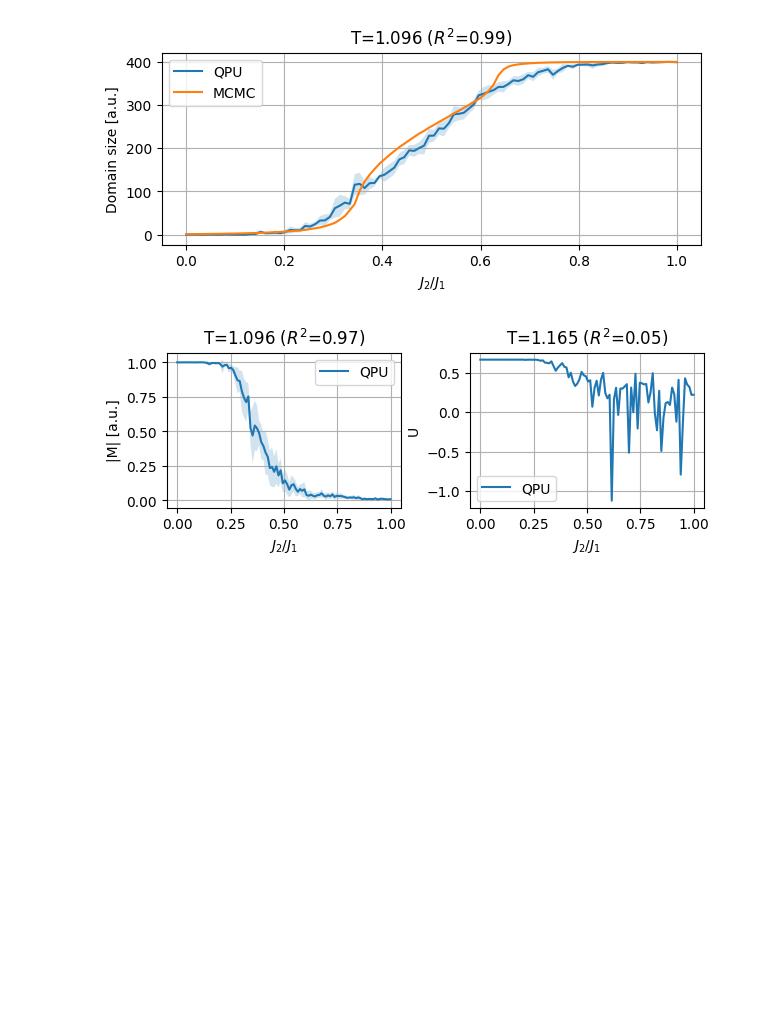
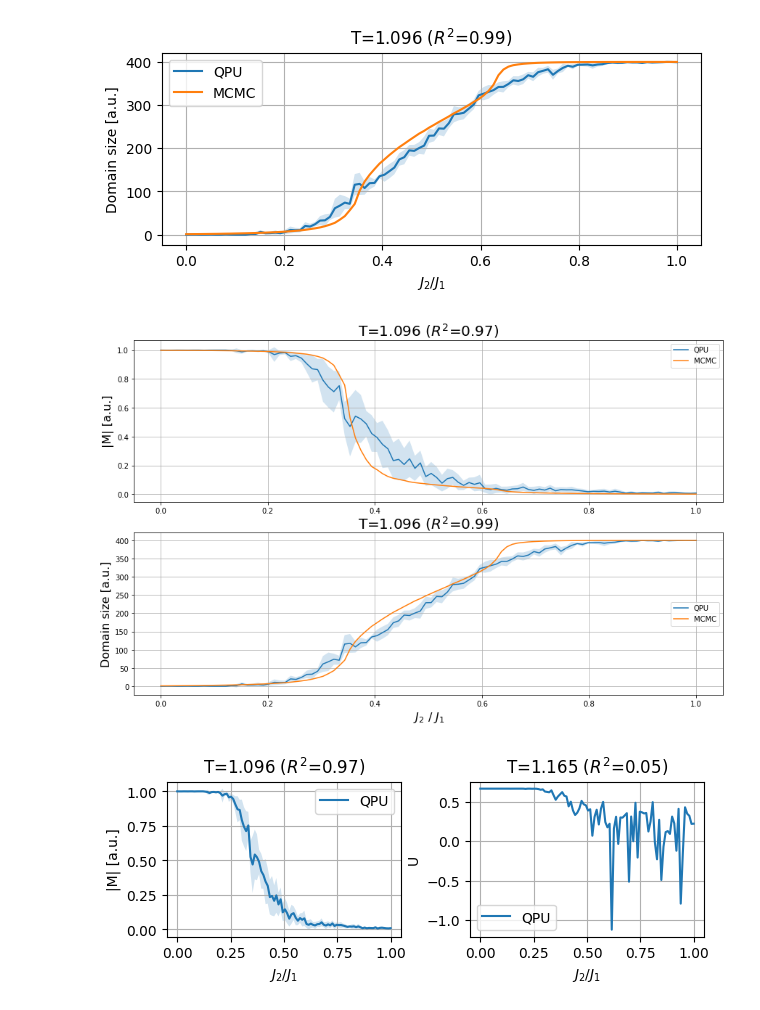
Before and after one commit to Wronsmin/Quantum-Computing, a Jupyter notebook: src/Ising_Frustrated/best_fit.ipynb, the cells around one changed output. Cells and saved outputs as stored; diff of their text form; code cells hidden in the pictures; blank space fills up the shorter version.

```diff
--- a/src/Ising_Frustrated/best_fit.ipynb
+++ b/src/Ising_Frustrated/best_fit.ipynb
@@ -80,6 +80,32 @@ plt.legend()
 plt.savefig("../../Images/Ising_Frustrated/fit_W.pdf", bbox_inches="tight")
 # %% [output]
 [figure]
+# %%
+width = 5.949973986 # in inches
+height = 3.850394
+
+fig, ax = plt.subplots(2, 1, figsize=(2*width, 2*height))
+fig.set_tight_layout({'pad': 0})
+
+ax[0].fill_between(ratios, res_dw["M"] - res_dw["M_std"], res_dw["M"] + res_dw["M_std"], alpha=0.2)
+ax[0].plot(ratios, res_dw["M"], label="QPU")
+ax[0].plot(ratios, res.loc[res["T"] == Ts[mins[0]], "M"], label="MCMC")
+ax[0].set_ylabel("|M| [a.u.]", fontsize=16)
+ax[0].set_title(fr"T={Ts[mins[0]]:0.3f} ($R^2$={Best_R2[0]:0.2f})", fontsize=20)
+ax[0].grid()
+ax[0].legend()
+
+ax[1].fill_between(ratios, res_dw["W"] - res_dw["W_std"], res_dw["W"] + res_dw["W_std"], alpha=0.2)
+ax[1].plot(ratios, res_dw["W"], label="QPU")
+ax[1].plot(ratios, res.loc[res["T"] == Ts[mins[2]], "W"], label="MCMC")
+ax[1].set_xlabel(r"$J_2$ / $J_1$", fontsize=16)
+ax[1].set_ylabel("Domain size [a.u.]", fontsize=16)
+ax[1].set_title(fr"T={Ts[mins[2]]:0.3f} ($R^2$={Best_R2[2]:0.2f})", fontsize=20)
+ax[1].grid()
+ax[1].legend(loc="right")
+fig.savefig("Fit_M_W.pdf")
+# %% [output]
+[figure, added]
 # %%
 fig, ax = plt.subplots(1, 2, figsize=(width, 0.6* width * ratio))
 fig.set_tight_layout({'pad': 0})
```
Also changed, not shown: 2 other files.
